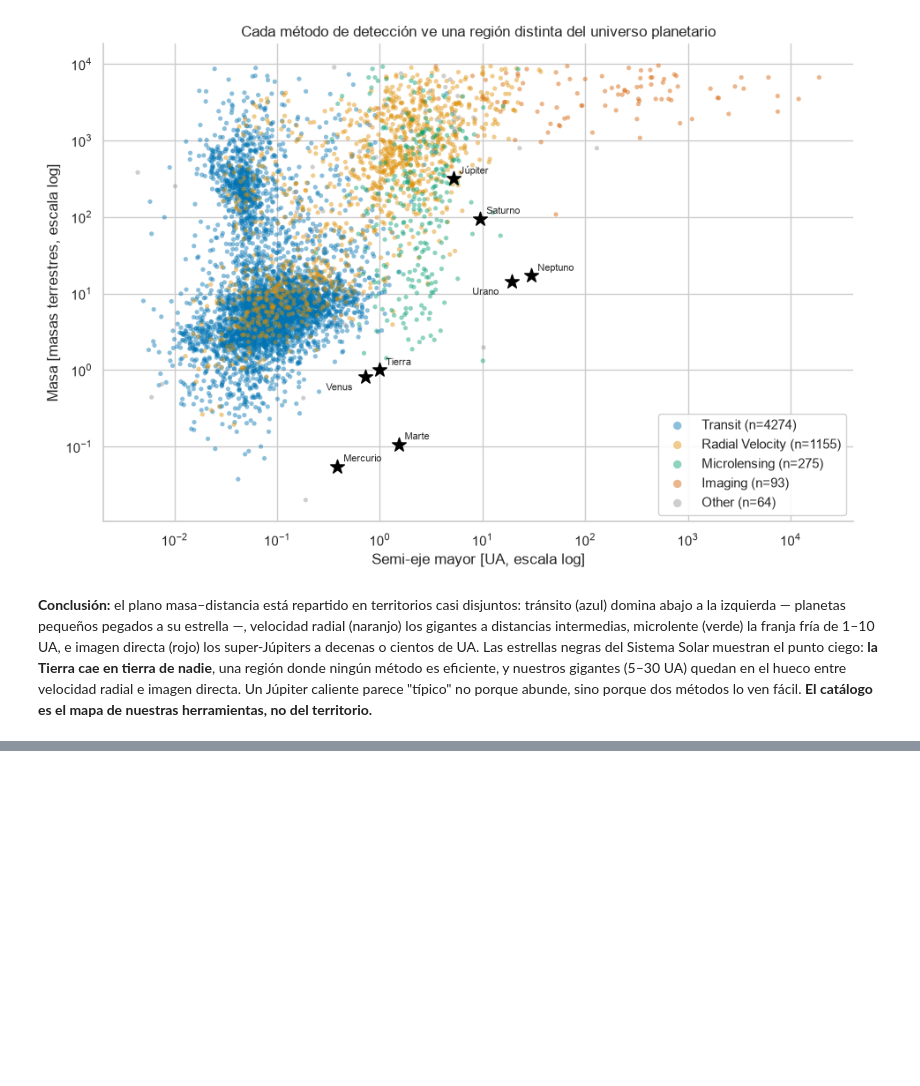
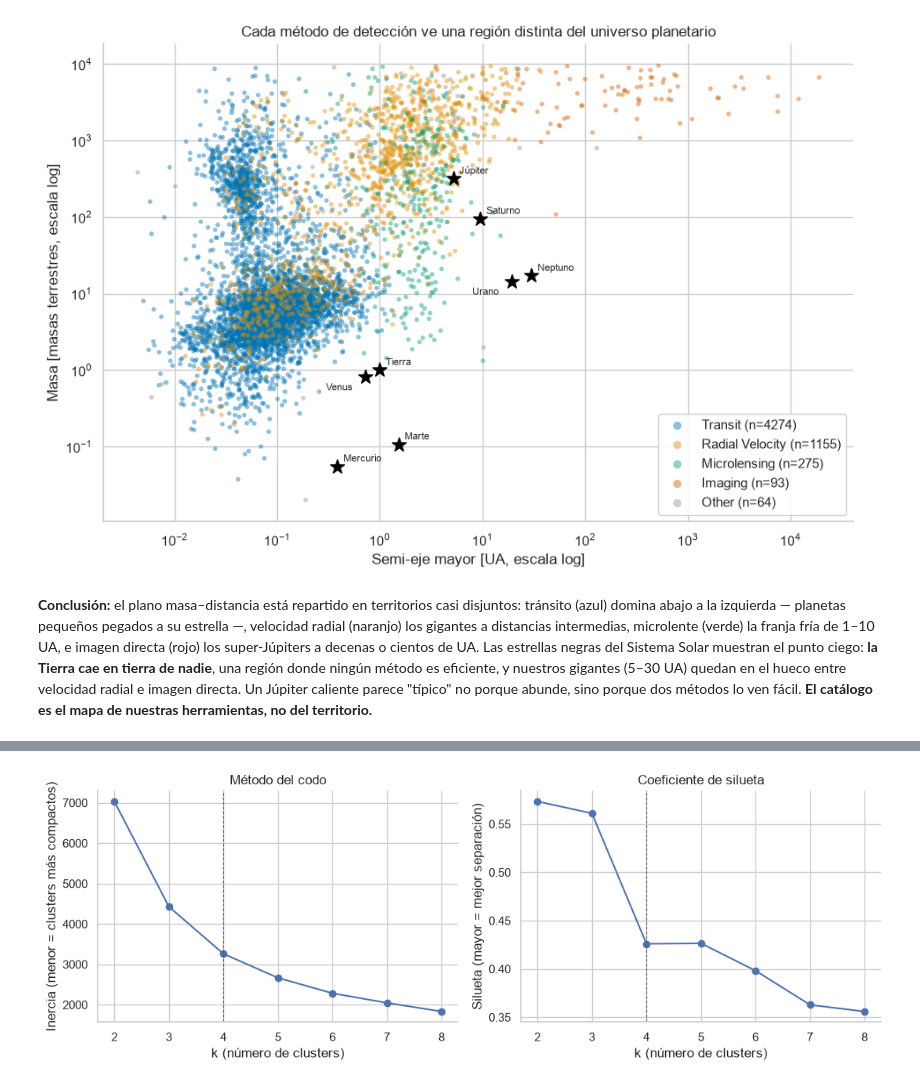
Before and after one commit to Nachuwu/exoplanet-eda, a Jupyter notebook: notebooks/exoplanet-eda.ipynb, the cells around one changed output, grey strips where cells are left out. Cells and saved outputs as stored; diff of their text form; code cells hidden in the pictures; blank space fills up the shorter version.

```diff
--- a/notebooks/exoplanet-eda.ipynb
+++ b/notebooks/exoplanet-eda.ipynb
@@ -582,0 +839,24 @@ fácil. **El catálogo es el mapa de nuestras herramientas, no del territorio.**
+# %%
+from sklearn.cluster import KMeans
+from sklearn.metrics import silhouette_score
+from sklearn.preprocessing import StandardScaler
+
+FEATURES = ["pl_bmasse", "pl_rade", "pl_orbsmax"]
+data = df_clean.dropna(subset=FEATURES).copy()
+
+# Paso 1: log10 — las tres features viven en órdenes de magnitud (sección 2.5)
+X_log = np.log10(data[FEATURES])
+# Paso 2: estandarizar — media 0 y desviación 1 para que las tres pesen igual
+X = StandardScaler().fit_transform(X_log)
+
+# Demostración del error clásico: el mismo k-means sobre los datos crudos
+sizes_raw = np.sort(np.bincount(
+    KMeans(n_clusters=4, n_init=10, random_state=42)
+    .fit(data[FEATURES]).labels_))[::-1]
+sizes_ok = np.sort(np.bincount(
+    KMeans(n_clusters=4, n_init=10, random_state=42)
+    .fit(X).labels_))[::-1]
+
+print(f"{len(data)} planetas con las 3 features completas\n")
+print(f"Tamaños de cluster SIN log ni escalado: {sizes_raw}")
+print(f"Tamaños de cluster CON log + escalado:  {sizes_ok}")
@@ -582,0 +886,23 @@ fácil. **El catálogo es el mapa de nuestras herramientas, no del territorio.**
+# %%
+ks = range(2, 9)
+inertias, silhouettes = [], []
+for k in ks:
+    km = KMeans(n_clusters=k, n_init=10, random_state=42).fit(X)
+    inertias.append(km.inertia_)
+    silhouettes.append(silhouette_score(X, km.labels_))
+
+fig, axes = plt.subplots(1, 2, figsize=(11, 4))
+axes[0].plot(ks, inertias, marker="o", color=ACCENT)
+axes[0].set_ylabel("Inercia (menor = clusters más compactos)")
+axes[0].set_title("Método del codo")
+axes[1].plot(ks, silhouettes, marker="o", color=ACCENT)
+axes[1].set_ylabel("Silueta (mayor = mejor separación)")
+axes[1].set_title("Coeficiente de silueta")
+for ax in axes:
+    ax.set_xlabel("k (número de clusters)")
+    ax.axvline(4, color="0.35", lw=0.8, ls="--")  # el k elegido
+sns.despine()
+plt.tight_layout()
+plt.show()
+# %% [output]
+[figure, added]
```
Also changed, not shown: parts of 28 cells of this notebook, 3 other files.
